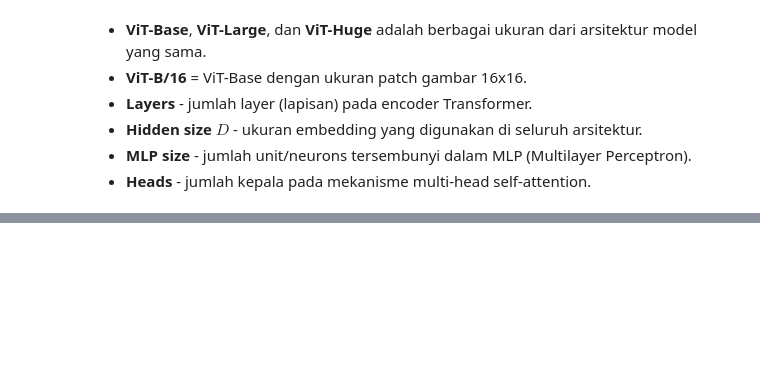
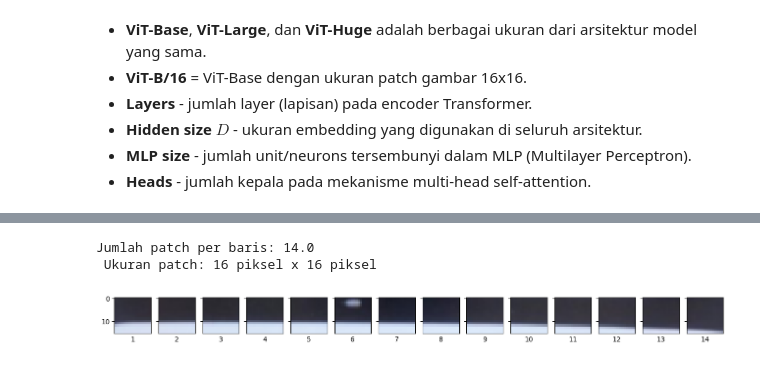
Before and after one commit to SiPilip/pytorch_course, a Jupyter notebook: 08_pytorch_paper_replicating/08_pytorch_paper_replicating.ipynb, the cells around one changed output, grey strips where cells are left out. Cells and saved outputs as stored; diff of their text form; code cells hidden in the pictures; blank space fills up the shorter version.

```diff
--- a/08_pytorch_paper_replicating/08_pytorch_paper_replicating.ipynb
+++ b/08_pytorch_paper_replicating/08_pytorch_paper_replicating.ipynb
@@ -262,0 +309,27 @@ _Note:_
+# %%
+# Perssiapkan kode untuk meemtakan baris atas sebagai patches
+img_size = 224
+patch_size = 16
+num_patches = img_size/patch_size
+
+assert img_size % patch_size == 0
+print(f"Jumlah patch per baris: {num_patches} \n Ukuran patch: {patch_size} piksel x {patch_size} piksel  ")
+
+# Buat subplot
+fig, axs = plt.subplots(nrows=1,
+                        ncols=img_size // patch_size,
+                        sharex=True,
+                        sharey=True,
+                        figsize=(patch_size, patch_size)
+                        )
+
+# Iterate through number of patchess di baris atas
+for i, patch in enumerate(range(0, img_size, patch_size)):
+  axs[i].imshow(image_permuted[:patch_size, patch:patch+patch_size, :])
+  axs[i].set_xlabel(i+1)
+  axs[i].set_xticks([])
+  axs[i].set_xticks([])
+# %% [output]
+Jumlah patch per baris: 14.0
+ Ukuran patch: 16 piksel x 16 piksel
+[figure, added]
```
Also changed, not shown: parts of 9 cells of this notebook.
